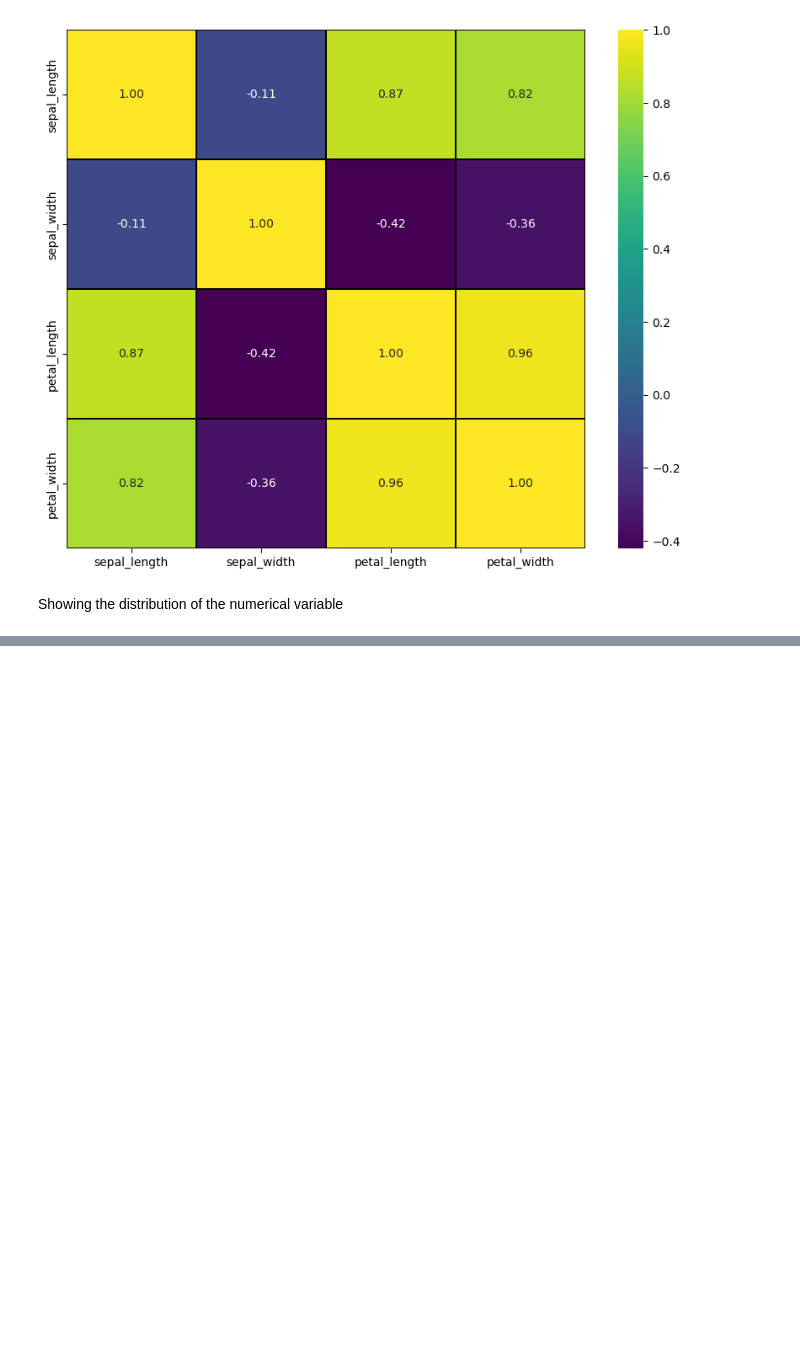
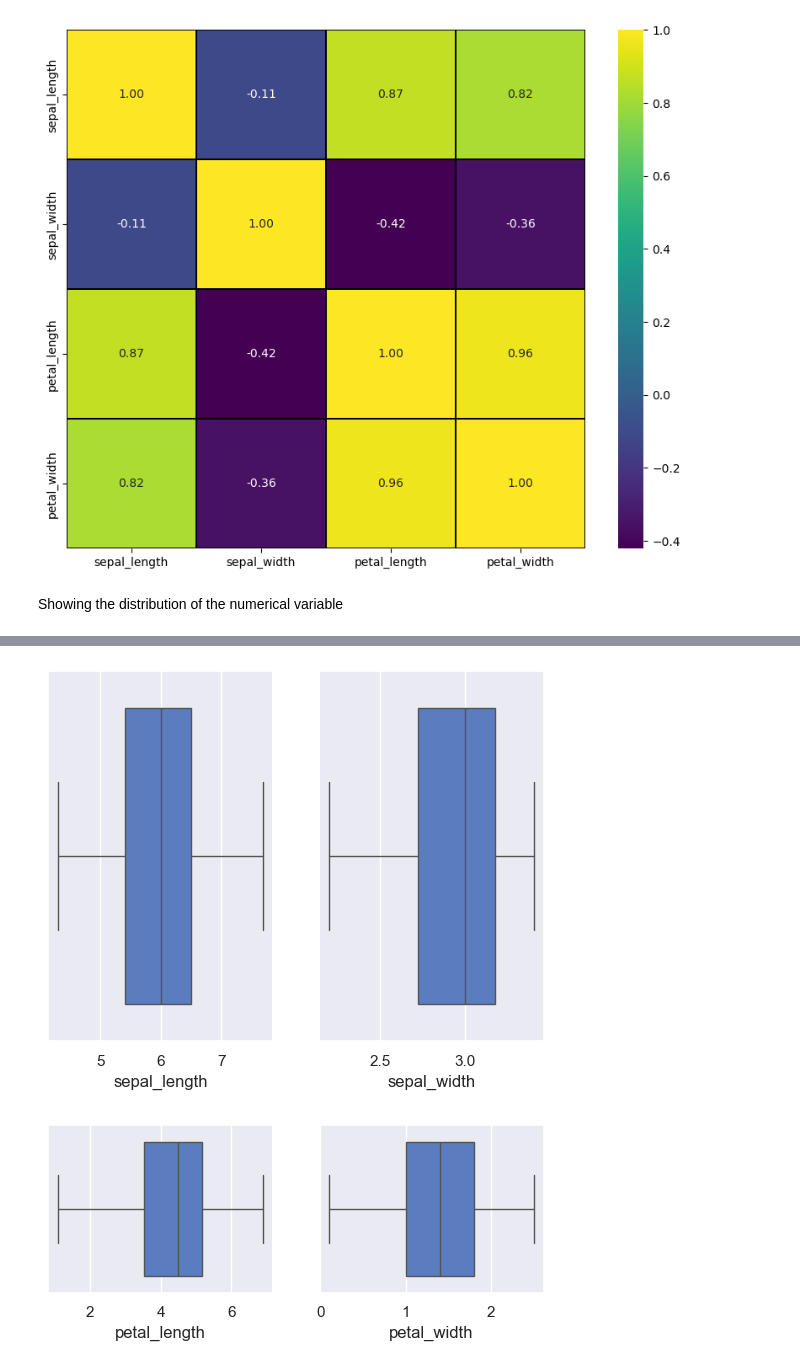
Before and after one commit to abufaheema/CODSOFT2, a Jupyter notebook: iris_flower_prediction.ipynb, the cells around one changed output, grey strips where cells are left out. Drawn from its saved outputs; the diff is of its cells as text; code cells hidden in the pictures; blank space fills up the shorter version.

```diff
--- a/iris_flower_prediction.ipynb
+++ b/iris_flower_prediction.ipynb
@@ -101,0 +144,33 @@ Showing the distribution of the numerical variable
+# %%
+# removing the outliers in the sepal width column
+
+Q1 =iris_data['sepal_width'].quantile(0.25)
+Q3 = iris_data['sepal_width'].quantile(0.75)
+
+IQR = Q3 - Q1
+
+lower_bound =Q1 - 1.5 * IQR
+upper_bound =Q1 + 1.5 * IQR
+
+iris = iris_data[(iris_data['sepal_width'] >= lower_bound) & (iris_data['sepal_width'] <= upper_bound)]
+# %%
+# checking for the outliers
+
+plt.subplot(1,2,1)
+sns.boxplot(data=iris,x='sepal_length')
+
+plt.subplot(1,2,2)
+sns.boxplot(data=iris,x='sepal_width')
+plt.show()
+
+
+plt.subplot(2,2,1)
+sns.boxplot(data=iris,x='petal_length')
+
+plt.subplot(2,2,2)
+sns.boxplot(data=iris,x='petal_width')
+
+plt.show()
+# %% [output]
+[figure, added]
+[figure, added]
```
Also changed, not shown: parts of 8 cells of this notebook.
